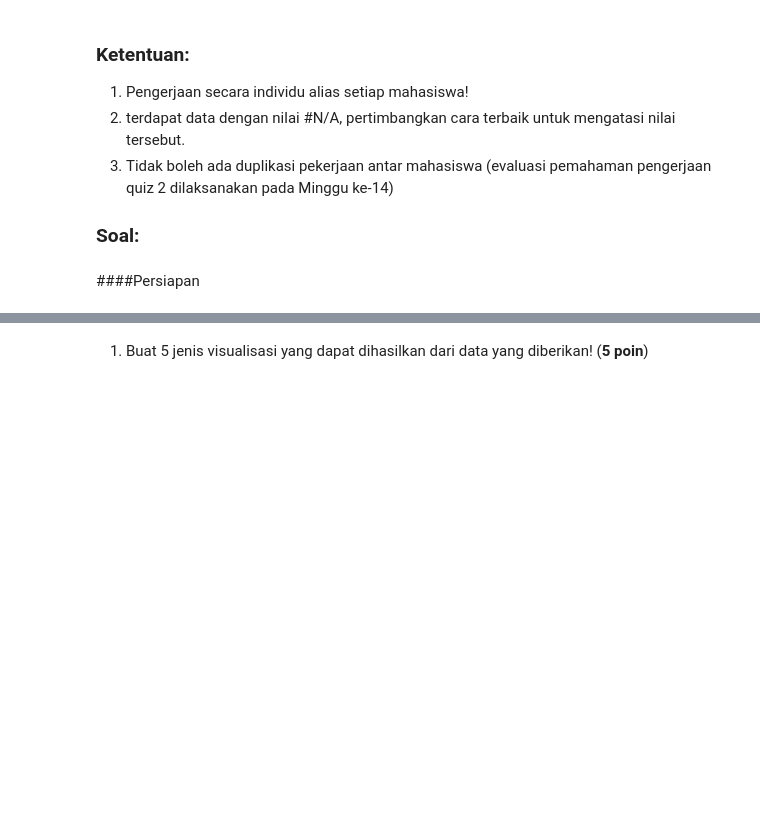
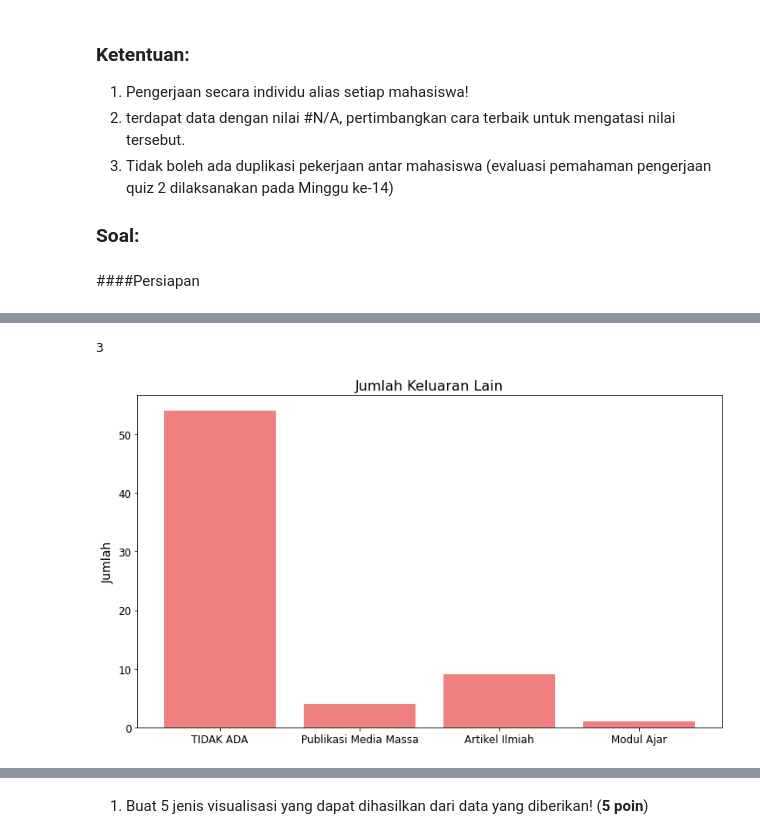
Before and after one commit to dhikaainul/Machine_Learning_Quiz_2, a Jupyter notebook: ML_Quiz2.ipynb, the cells around one changed output, grey strips where cells are left out. Drawn from its saved outputs; the diff is of its cells as text; code cells hidden in the pictures; blank space fills up the shorter version.

```diff
--- a/ML_Quiz2.ipynb
+++ b/ML_Quiz2.ipynb
@@ -40,0 +41,22 @@ df.head()
+# %%
+df[df['skema'] == 'KEMITRAAN']['skema'].count()
+# %% [output]
+3
+# %%
+import matplotlib.pyplot as plt
+%matplotlib inline
+
+jenis_luaran_lain= ['TIDAK ADA', 'Publikasi Media Massa', 'Artikel Ilmiah', 'Modul Ajar']
+jum_jenis_luaran_lain = df[df['jenis_luaran_lain'] == 'TIDAK ADA']['jenis_luaran_lain'].count(),df[df['jenis_luaran_lain'] == 'Publikasi Media Massa']['jenis_luaran_lain'].count(),df[df['jenis_luaran_lain'] == 'Artikel Ilmiah']['jenis_luaran_lain'].count(),df[df['jenis_luaran_lain'] == 'Modul Ajar']['jenis_luaran_lain'].count()
+
+plt.figure(figsize=(12,7))
+plt.bar(jenis_luaran_lain, jum_jenis_luaran_lain, color='lightcoral')
+
+plt.title('Jumlah Keluaran Lain', size=16)
+plt.ylabel('Jumlah', size=14)
+plt.xticks(size=12)
+plt.yticks(size=12)
+
+plt.show()
+# %% [output]
+[figure, added]
```
Also changed, not shown: parts of 10 cells of this notebook.
